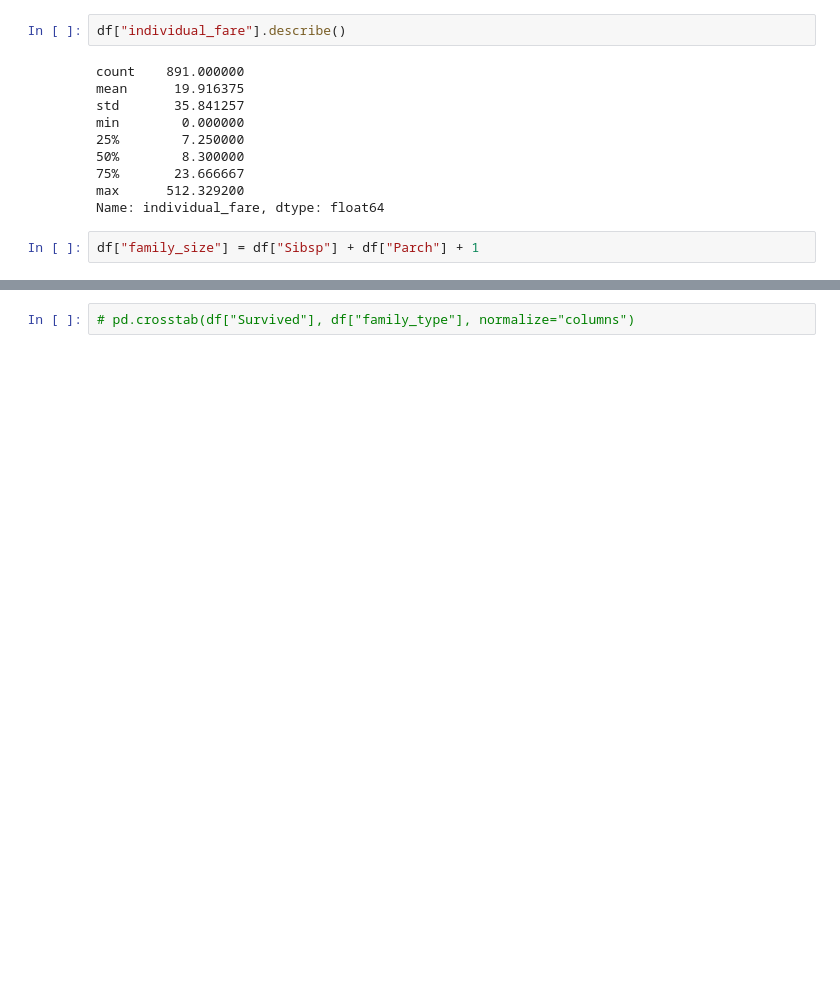
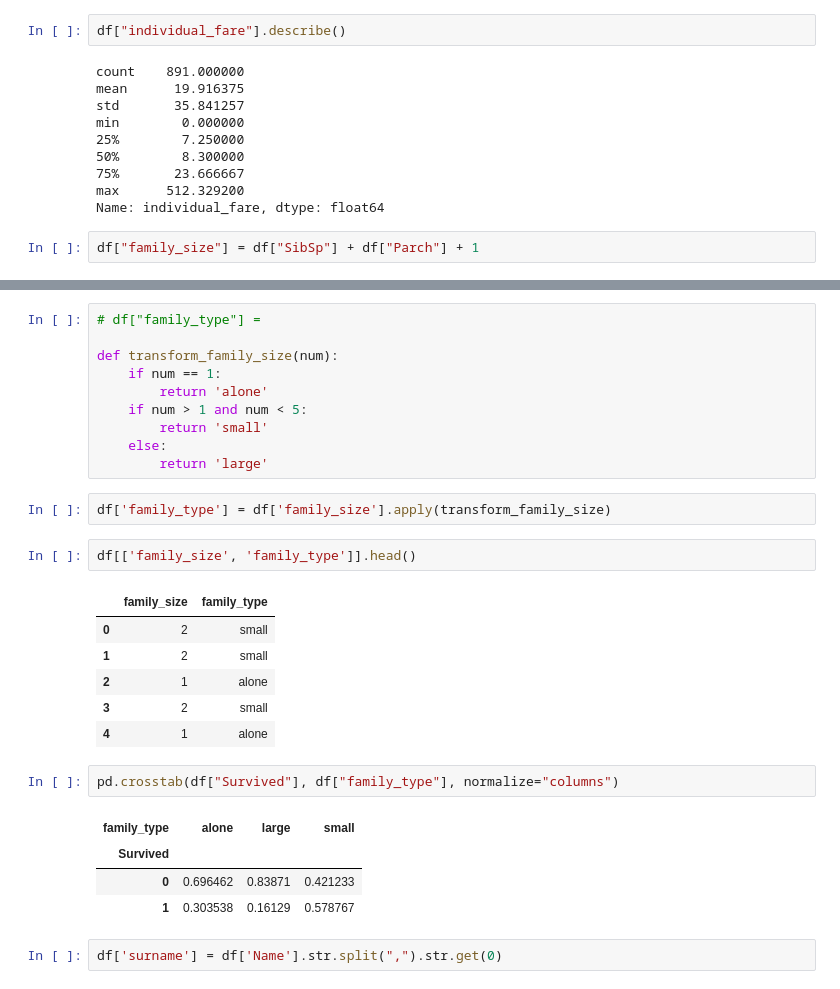
Before and after one commit to shashanksrajak/ai-engineering, a Jupyter notebook: exploratory-data-analysis/titanic-kaggle/titanic-eda.ipynb, the cells around one changed output, grey strips where cells are left out. Saved outputs shown, nothing was run; the diff lists cells and outputs as text; blank space fills up the shorter version.

```diff
--- a/exploratory-data-analysis/titanic-kaggle/titanic-eda.ipynb
+++ b/exploratory-data-analysis/titanic-kaggle/titanic-eda.ipynb
@@ -306,4 +306,4 @@ min        0.000000
 max      512.329200
 Name: individual_fare, dtype: float64
 # %%
-df["family_size"] = df["Sibsp"] + df["Parch"] + 1
+df["family_size"] = df["SibSp"] + df["Parch"] + 1
@@ -310,2 +319,30 @@ df["family_size"] = df["Sibsp"] + df["Parch"] + 1
+# %%
+# df["family_type"] =
+
+def transform_family_size(num):
+    if num == 1:
+        return 'alone'
+    if num > 1 and num < 5:
+        return 'small'
+    else:
+        return 'large'
+# %%
+df['family_type'] = df['family_size'].apply(transform_family_size)
+# %%
+df[['family_size', 'family_type']].head()
+# %% [output]
+|  | family_size | family_type |
+| 0 | 2 | small |
+| 1 | 2 | small |
+| 2 | 1 | alone |
+| 3 | 2 | small |
+| 4 | 1 | alone |
 # %%
-# pd.crosstab(df["Survived"], df["family_type"], normalize="columns")
+pd.crosstab(df["Survived"], df["family_type"], normalize="columns")
+# %% [output]
+| family_type | alone | large | small |
+| Survived |  |  |  |
+| 0 | 0.696462 | 0.83871 | 0.421233 |
+| 1 | 0.303538 | 0.16129 | 0.578767 |
+# %%
+df['surname'] = df['Name'].str.split(",").str.get(0)
```
Also changed, not shown: parts of 2 cells of this notebook.
